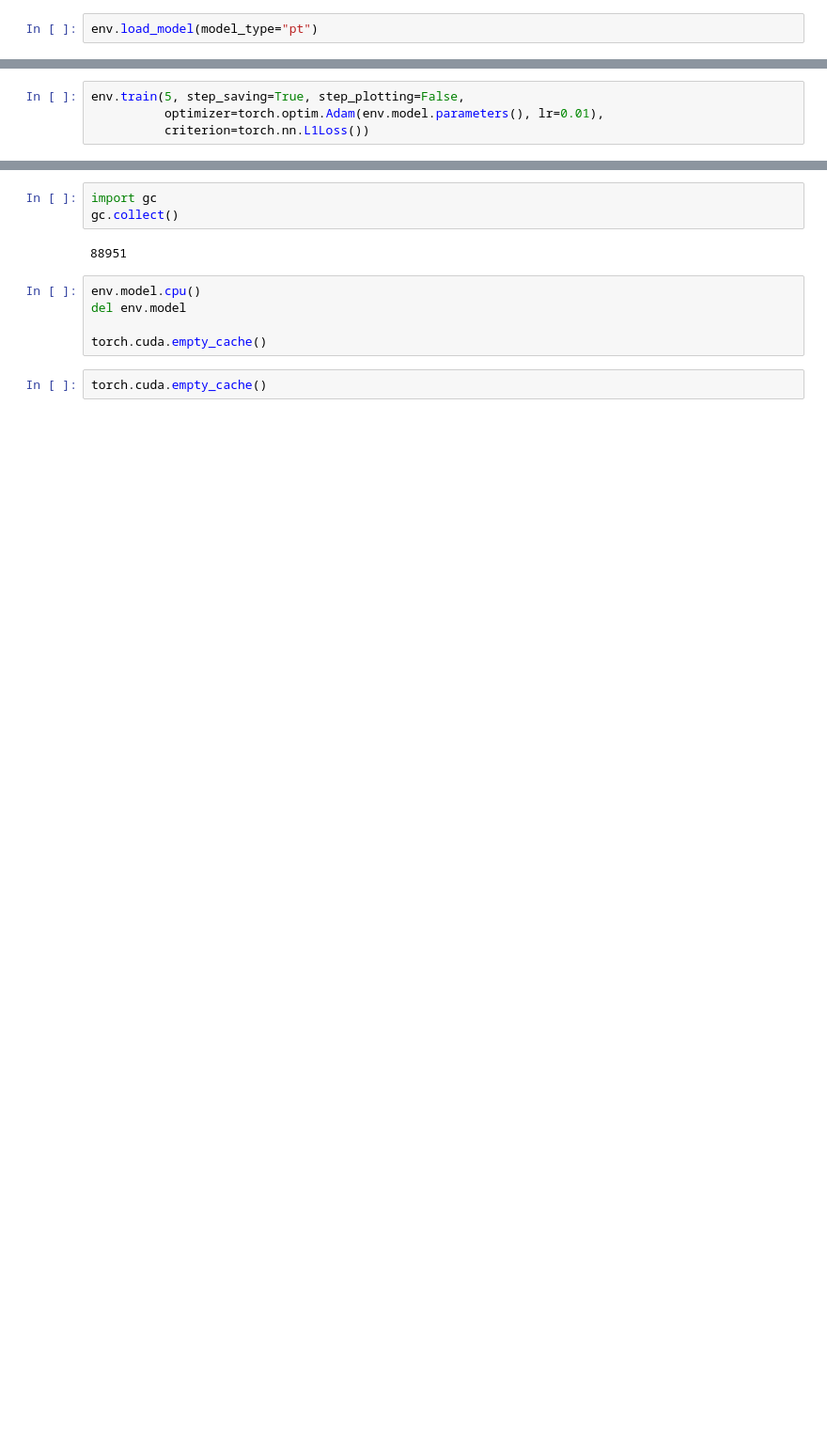
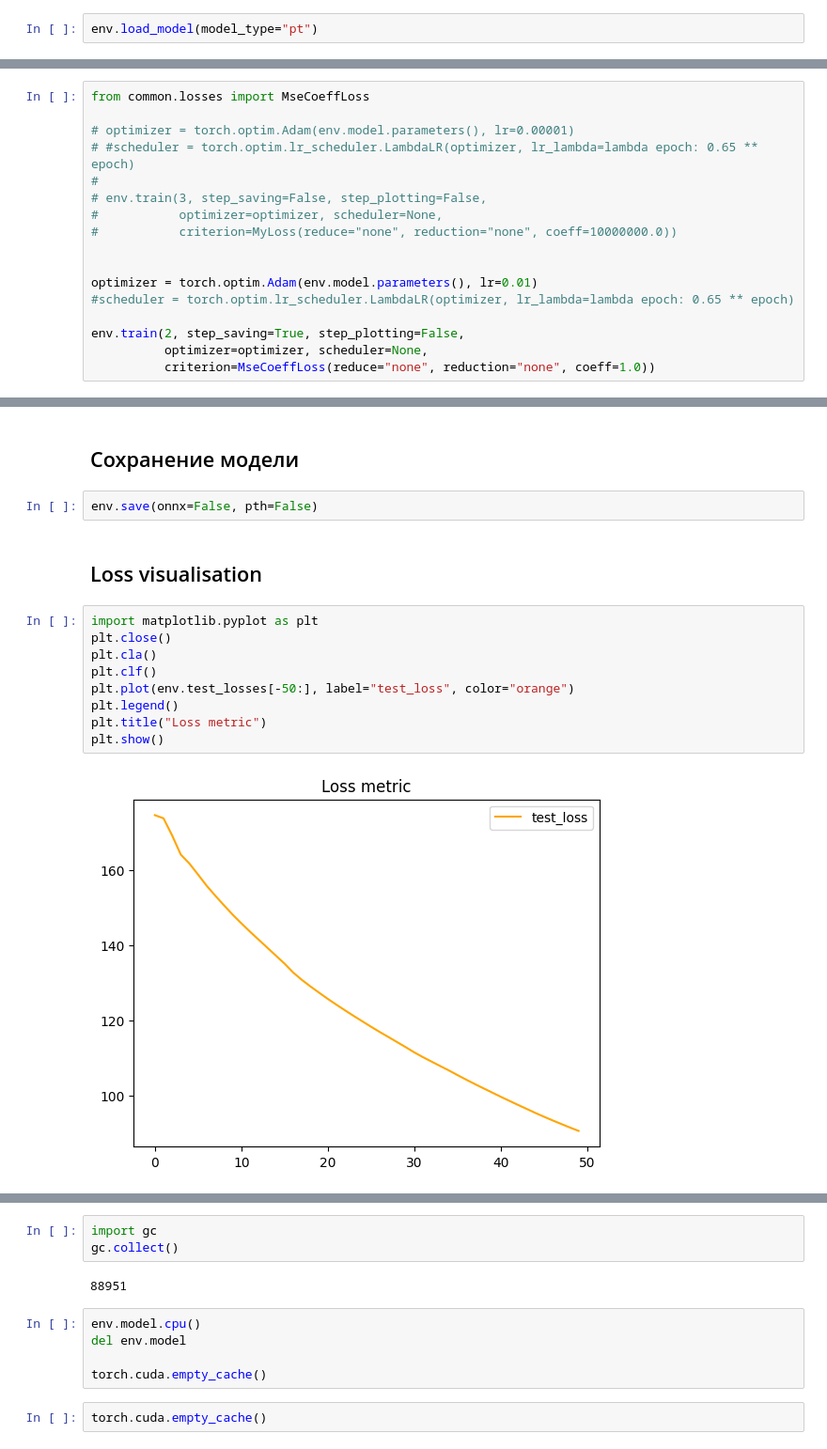
Before and after one commit to medaldev/DenoisingCNN, a Jupyter notebook: notebooks/reconstruct.ipynb, the cells around one changed output, grey strips where cells are left out. Shown at 94% size. Drawn from its saved outputs; the diff is of its cells as text; blank space fills up the shorter version.

```diff
--- a/notebooks/reconstruct.ipynb
+++ b/notebooks/reconstruct.ipynb
@@ -108,7 +137,20 @@ env.plot_batch(6)
 # %%
-env.train(5, step_saving=True, step_plotting=False,
-          optimizer=torch.optim.Adam(env.model.parameters(), lr=0.01),
-          criterion=torch.nn.L1Loss())
+from common.losses import MseCoeffLoss
+
+# optimizer = torch.optim.Adam(env.model.parameters(), lr=0.00001)
+# #scheduler = torch.optim.lr_scheduler.LambdaLR(optimizer, lr_lambda=lambda epoch: 0.65 ** epoch)
+#
+# env.train(3, step_saving=False, step_plotting=False,
+#           optimizer=optimizer, scheduler=None,
+#           criterion=MyLoss(reduce="none", reduction="none", coeff=10000000.0))
+
+
+optimizer = torch.optim.Adam(env.model.parameters(), lr=0.01)
+#scheduler = torch.optim.lr_scheduler.LambdaLR(optimizer, lr_lambda=lambda epoch: 0.65 ** epoch)
+
+env.train(2, step_saving=True, step_plotting=False,
+          optimizer=optimizer, scheduler=None,
+          criterion=MseCoeffLoss(reduce="none", reduction="none", coeff=1.0))
 # %% [output]
 Training progress: |██████████████████████████████████████████████████| 100.0% Complete |
 
@@ -128,2 +167,19 @@ Epoch: 5        Training Loss: 0.252108         Validating Loss: 0.253189
 
 ====================================================================================================
+# %% [markdown]
+## Сохранение модели
+# %%
+env.save(onnx=False, pth=False)
+# %% [markdown]
+## Loss visualisation
+# %%
+import matplotlib.pyplot as plt
+plt.close()
+plt.cla()
+plt.clf()
+plt.plot(env.test_losses[-50:], label="test_loss", color="orange")
+plt.legend()
+plt.title("Loss metric")
+plt.show()
+# %% [output]
+[figure, added]
```
Also changed, not shown: parts of 32 cells of this notebook, 20 other files.
